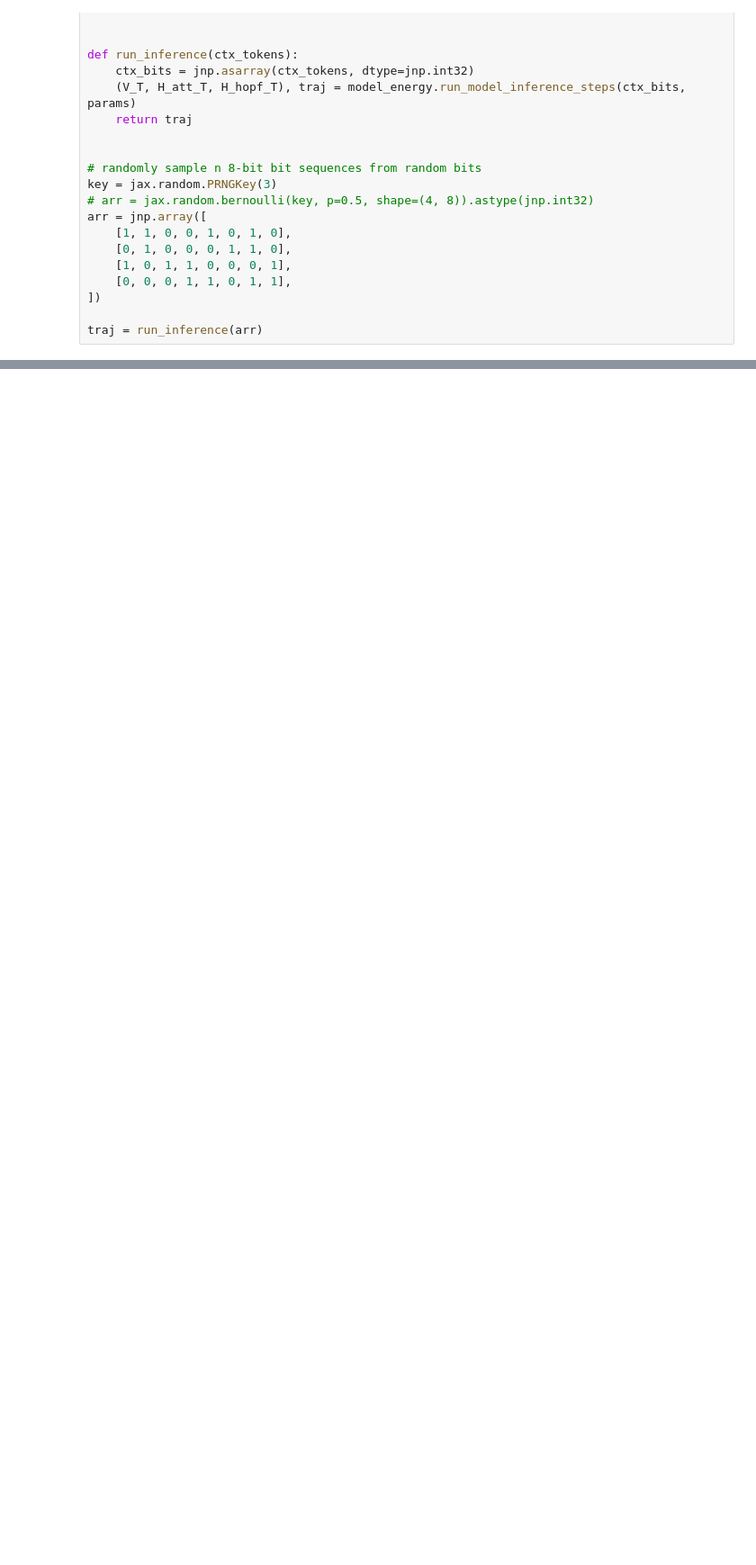
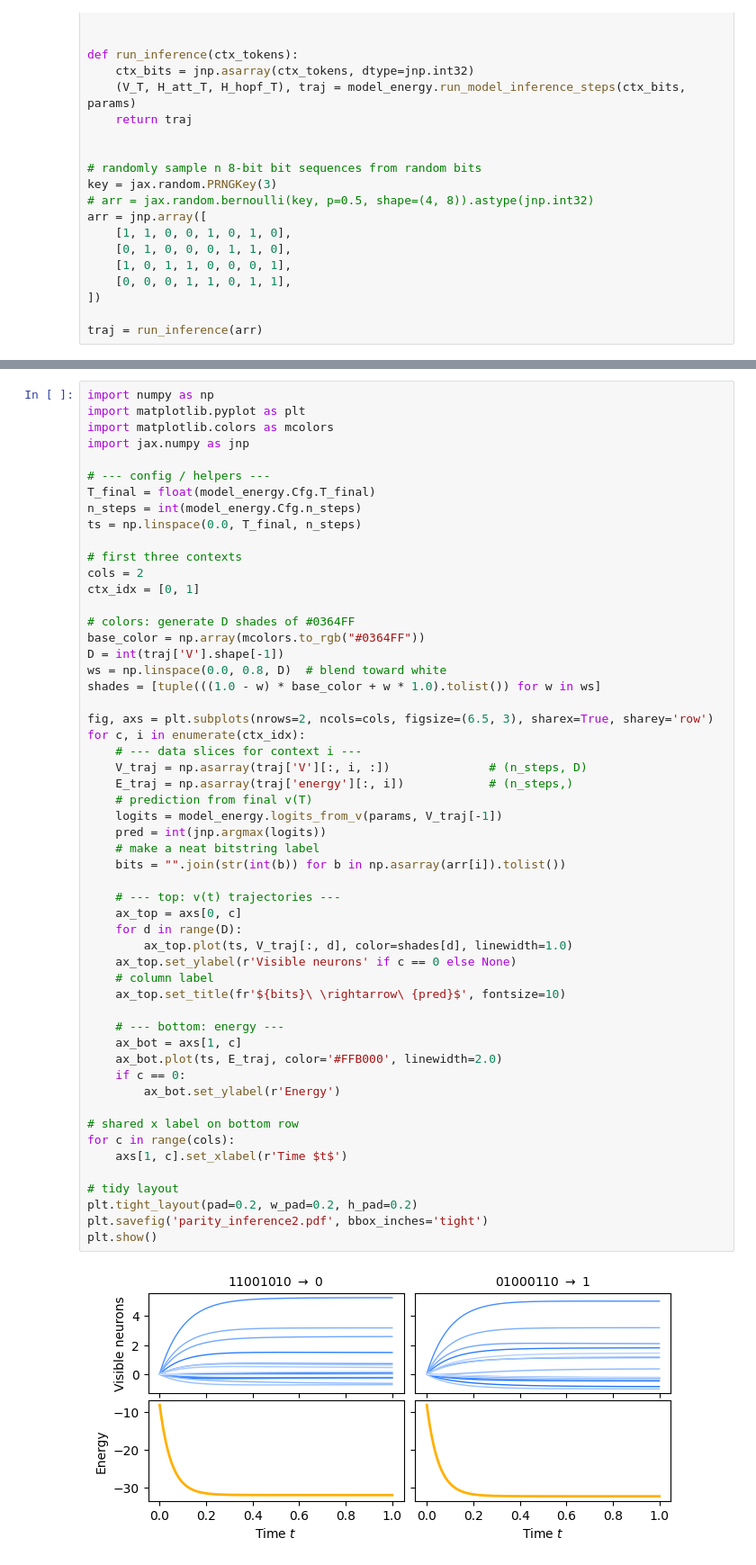
Before and after one commit to mbacvanski/analog-denseam, a Jupyter notebook: make_plots.ipynb, the cells around one changed output, grey strips where cells are left out. Shown at 90% size. Drawn from its saved outputs; the diff is of its cells as text; blank space fills up the shorter version.

Commit message:
plot training

```diff
--- a/make_plots.ipynb
+++ b/make_plots.ipynb
@@ -186,0 +199,56 @@ plt.show()
+# %%
+import numpy as np
+import matplotlib.pyplot as plt
+import matplotlib.colors as mcolors
+import jax.numpy as jnp
+
+# --- config / helpers ---
+T_final = float(model_energy.Cfg.T_final)
+n_steps = int(model_energy.Cfg.n_steps)
+ts = np.linspace(0.0, T_final, n_steps)
+
+# first three contexts
+cols = 2
+ctx_idx = [0, 1]
+
+# colors: generate D shades of #0364FF
+base_color = np.array(mcolors.to_rgb("#0364FF"))
+D = int(traj['V'].shape[-1])
+ws = np.linspace(0.0, 0.8, D)  # blend toward white
+shades = [tuple(((1.0 - w) * base_color + w * 1.0).tolist()) for w in ws]
+
+fig, axs = plt.subplots(nrows=2, ncols=cols, figsize=(6.5, 3), sharex=True, sharey='row')
+for c, i in enumerate(ctx_idx):
+    # --- data slices for context i ---
+    V_traj = np.asarray(traj['V'][:, i, :])              # (n_steps, D)
+    E_traj = np.asarray(traj['energy'][:, i])            # (n_steps,)
+    # prediction from final v(T)
+    logits = model_energy.logits_from_v(params, V_traj[-1])
+    pred = int(jnp.argmax(logits))
+    # make a neat bitstring label
+    bits = "".join(str(int(b)) for b in np.asarray(arr[i]).tolist())
+
+    # --- top: v(t) trajectories ---
+    ax_top = axs[0, c]
+    for d in range(D):
+        ax_top.plot(ts, V_traj[:, d], color=shades[d], linewidth=1.0)
+    ax_top.set_ylabel(r'Visible neurons' if c == 0 else None)
+    # column label
+    ax_top.set_title(fr'${bits}\ \rightarrow\ {pred}$', fontsize=10)
+
+    # --- bottom: energy ---
+    ax_bot = axs[1, c]
+    ax_bot.plot(ts, E_traj, color='#FFB000', linewidth=2.0)
+    if c == 0:
+        ax_bot.set_ylabel(r'Energy')
+
+# shared x label on bottom row
+for c in range(cols):
+    axs[1, c].set_xlabel(r'Time $t$')
+
+# tidy layout
+plt.tight_layout(pad=0.2, w_pad=0.2, h_pad=0.2)
+plt.savefig('parity_inference2.pdf', bbox_inches='tight')
+plt.show()
+# %% [output]
+[figure, added]
```
Also changed, not shown: parts of 5 cells of this notebook, 2 other files.
